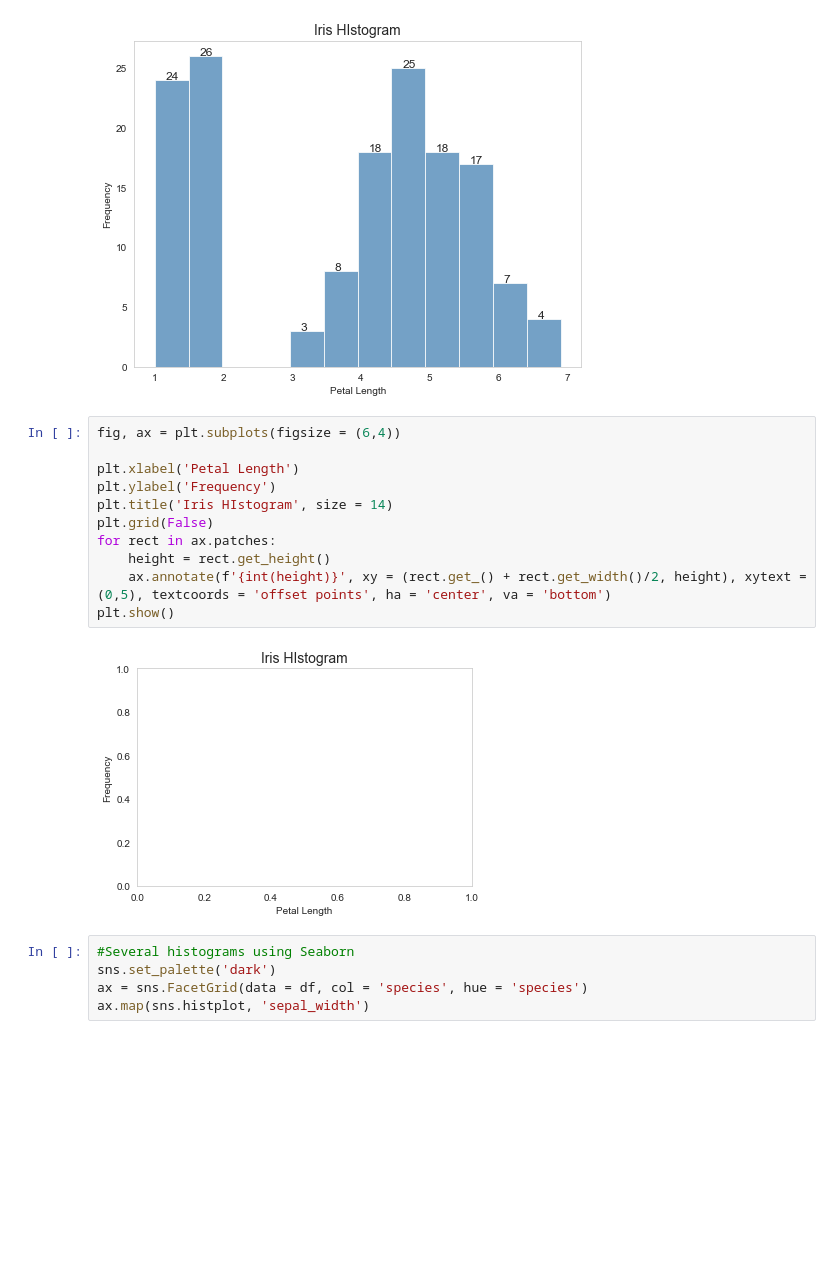
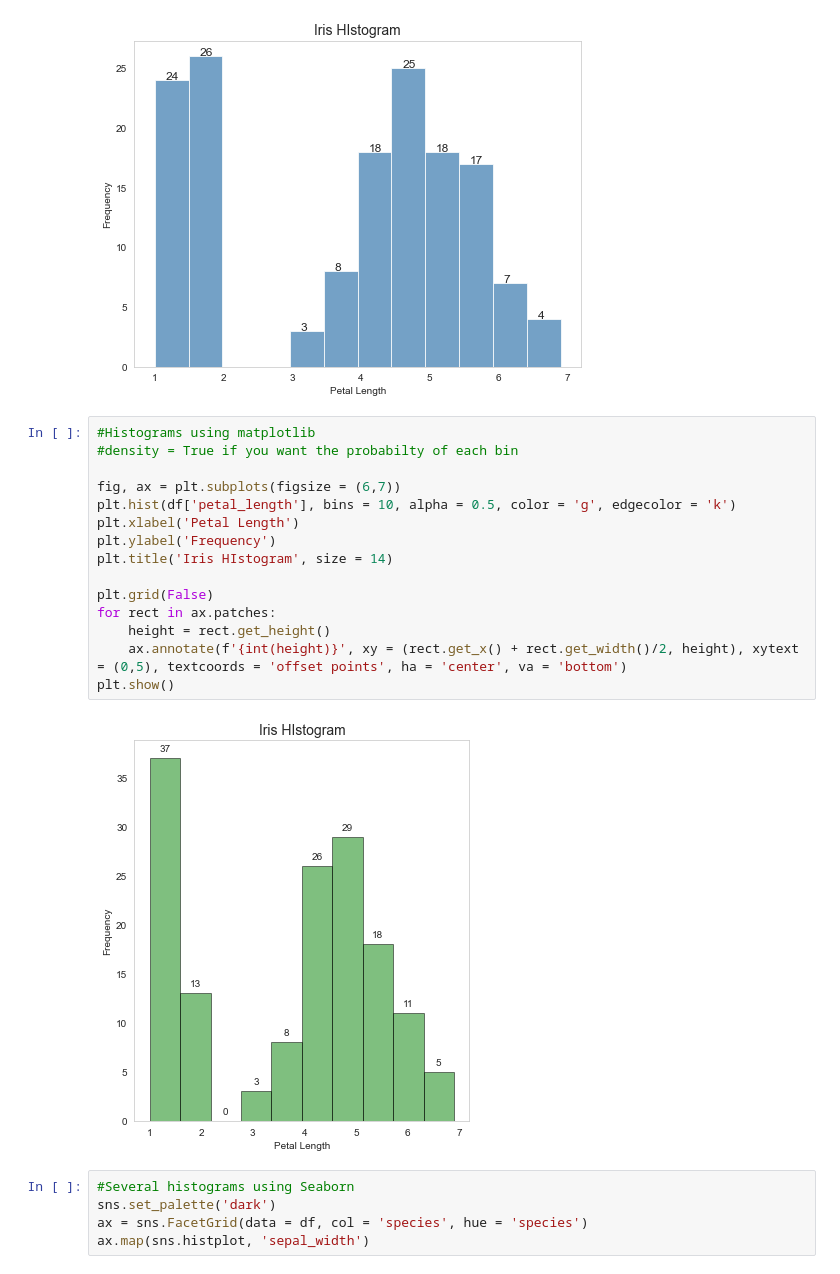
Before and after one commit to itsmemar-io/data-vis, a Jupyter notebook: Matplotlib and Seaborn/visualization.ipynb, the cells around one changed output. Saved outputs shown, nothing was run; the diff lists cells and outputs as text; blank space fills up the shorter version.

```diff
--- a/Matplotlib and Seaborn/visualization.ipynb
+++ b/Matplotlib and Seaborn/visualization.ipynb
@@ -214,18 +214,22 @@ plt.show()
 # %% [output]
 [figure]
 # %%
-fig, ax = plt.subplots(figsize = (6,4))
+#Histograms using matplotlib
+#density = True if you want the probabilty of each bin
 
+fig, ax = plt.subplots(figsize = (6,7))
+plt.hist(df['petal_length'], bins = 10, alpha = 0.5, color = 'g', edgecolor = 'k')
 plt.xlabel('Petal Length')
 plt.ylabel('Frequency')
 plt.title('Iris HIstogram', size = 14)
+
 plt.grid(False)
 for rect in ax.patches:
     height = rect.get_height()
-    ax.annotate(f'{int(height)}', xy = (rect.get_() + rect.get_width()/2, height), xytext = (0,5), textcoords = 'offset points', ha = 'center', va = 'bottom')
+    ax.annotate(f'{int(height)}', xy = (rect.get_x() + rect.get_width()/2, height), xytext = (0,5), textcoords = 'offset points', ha = 'center', va = 'bottom')
 plt.show()
 # %% [output]
-[figure, old version]
+[figure, new version]
 # %%
 #Several histograms using Seaborn
 sns.set_palette('dark')
```
Also changed, not shown: parts of 2 cells of this notebook.
